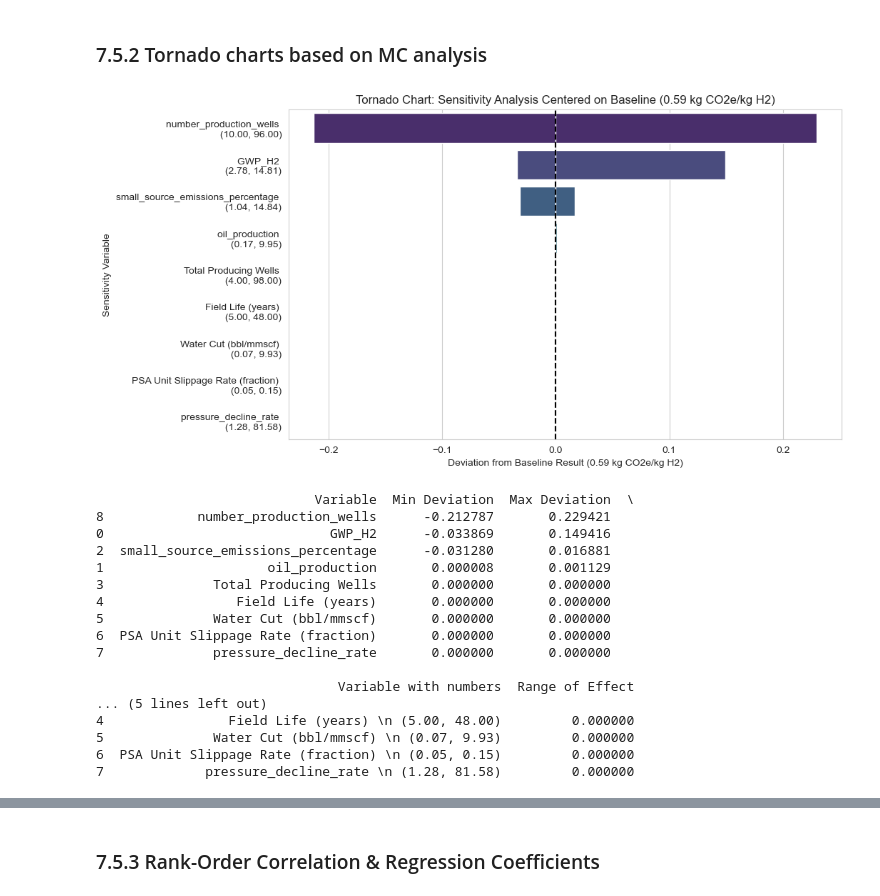
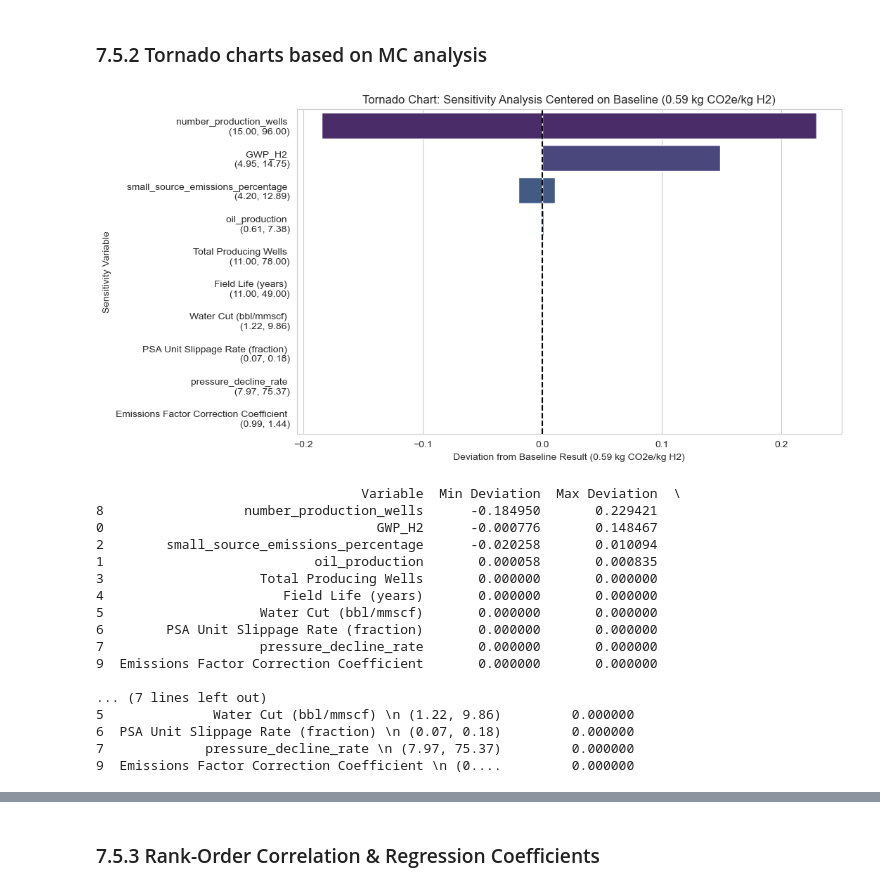
Before and after one commit to tblackfd/Geologic-Hydrogen-LCA-TEA, a Jupyter notebook: BrandtModelReplication_v0_2.ipynb, the cells around one changed output, grey strips where cells are left out. Drawn from its saved outputs; the diff is of its cells as text; code cells hidden in the pictures.

```diff
--- a/BrandtModelReplication_v0_2.ipynb
+++ b/BrandtModelReplication_v0_2.ipynb
@@ -3939,15 +3961,20 @@ def calculate_electricity_emissions(case,sensitivity_variables = None):
 
 Finally, calculate the aggregate of each of the above sources in this section.
 # %%
-def calculate_total_other_offsite_emissions(case, sensitivity_variables=None):
+def calculate_total_other_offsite_emissions(case, sensitivity_variables=None, special_production_profile_df=None):
     if sensitivity_variables:
         water_production = sensitivity_variables.get('Water Cut (bbl/mmscf)', water_production_default)
     else:
         water_production = water_production_default
 
+    if special_production_profile_df is not None:
+        local_production_profile_df = special_production_profile_df
+    else:
+        local_production_profile_df = production_profile_df
 
-    total_diesel_emissions = calculate_total_diesel_emissions(case,sensitivity_variables)['total_diesel_emissions'] #tCO2e/day. This is the total emissions associated with diesel use.
-    total_electricity_emissions = calculate_electricity_emissions(case,sensitivity_variables)['total_electricity_emissions'] #tCO2e/day. This is the total emissions associated with electricity use.
+
+    total_diesel_emissions = calculate_total_diesel_emissions(case,sensitivity_variables,local_production_profile_df)['total_diesel_emissions'] #tCO2e/day. This is the total emissions associated with diesel use.
+    total_electricity_emissions = calculate_electricity_emissions(case,sensitivity_variables,local_production_profile_df)['total_electricity_emissions'] #tCO2e/day. This is the total emissions associated with electricity use.
     total_other_offsite_emissions = (total_diesel_emissions + total_electricity_emissions) * 1000 #kgCO2e/day
     return {
         'case': case,
@@ -4064,7 +4102,7 @@ Now to sum all of the previously-calculated emissions and enable calculation of
 # %% [markdown]
 ## 7.1 Function to calculate emission statistics for each case, per Brandt
 # %%
-def calculate_total_emissions(case, sensitivity_variables=None):
+def calculate_total_emissions(case, sensitivity_variables=None, special_production_profile_df=None):
     if sensitivity_variables:
         GWP_H2 = sensitivity_variables.get('GWP_H2', GWP_H2_default)
         oil_production = sensitivity_variables.get('oil_production', oil_production_default)
@@ -4086,14 +4124,21 @@ def calculate_total_emissions(case, sensitivity_variables=None):
         h2_purification_loss_rate = h2_purification_loss_rate_default
         pressure_decline_rate = pressure_decline_rate_default
 
+    # Use the provided production profile DataFrame if available
+    if special_production_profile_df is not None:
+        local_production_profile_df = special_production_profile_df
+    else:
+        local_production_profile_df = production_profile_df
+
+
     # #Call the sensitivity handling function:
     # sensitivity_variables = sensitivity_variable_handling(sensitivity_variables)
 
     #Call the functions to calculate the total emissions for each case:
-    daily_field_H2_exported = calculate_exploration_emissions(case,sensitivity_variables)['daily_field_H2_exported']
-    total_direct_emissions = calculate_total_direct_emissions(case,sensitivity_variables)['total_direct_emissions']
-    small_source_emissions = calculate_small_source_emissions(case,sensitivity_variables)['small_source_emissions']
-    total_other_offsite_emissions = calculate_total_other_offsite_emissions(case,sensitivity_variables)['total_other_offsite_emissions']
+    daily_field_H2_exported = calculate_exploration_emissions(case,sensitivity_variables,local_production_profile_df)['daily_field_H2_exported']
+    total_direct_emissions = calculate_total_direct_emissions(case,sensitivity_variables,local_production_profile_df)['total_direct_emissions']
+    small_source_emissions = calculate_small_source_emissions(case,sensitivity_variables,local_production_profile_df)['small_source_emissions']
+    total_other_offsite_emissions = calculate_total_other_offsite_emissions(case,sensitivity_variables,local_production_profile_df)['total_other_offsite_emissions']
     embodied_emissions_daily_rate = calculate_embodied_emissions_daily_rate(case,sensitivity_variables)['embodied_emissions_daily_rate']
 
     total_emissions = total_direct_emissions + embodied_emissions_daily_rate + total_other_offsite_emissions + small_source_emissions
@@ -4130,7 +4175,7 @@ def calculate_total_emissions(case, sensitivity_variables=None):
         'Total embodied emissions kgCO2e/day': embodied_emissions_daily_rate
     }
 
-result = calculate_total_emissions('Baseline')
+result = calculate_total_emissions('Baseline',sensitivity_variables=None, special_production_profile_df=None)
 print('Total emissions:', result['Mean Emissions kgCO2e/kgH2'], 'kgCO2e/kgH2')
 
 # # def summarise_production_weighted_emissions(case):
@@ -4350,7 +4395,7 @@ def perform_sensitivity_analysis_parallel(case, sensitivity_variables):
     return pd.DataFrame({**sensitivity_variables, 'average_emissions_per_kg_hydrogen': results_values})
 
 # Define the sensitivity analysis assumptions
-N = 50  # Number of samples to be generated for the Monte Carlo simulation
+N = 10  # Number of samples to be generated for the Monte Carlo simulation
 
 # Set the random seed so the results are repeatable
 np.random.seed(123)
@@ -4516,17 +4561,16 @@ def perform_sensitivity_analysis_single_variable(case, sensitivity_variables):
     for key, values in sensitivity_variables.items():
         # Prepare the default case with default values
         default_case = {
-            'field_lifespan': field_lifespan_default,
             'GWP_H2': GWP_H2_default,
-            'number_production_wells': number_production_wells_default,
             'oil_production': oil_production_default,
-            'water_production': water_production_default,
             'small_source_emissions_percentage': small_source_emissions_percentage_default,
             'Total Producing Wells': number_production_wells_default,
-            'Field Life': field_lifespan_default,
-            'Water Cut (bbl/mmscf)': water_cut_default,
-            'H2 purification loss rate': h2_purification_loss_rate_default,
-            'pressure_decline_rate': pressure_decline_rate_default
+            'Field Life (years)': field_lifespan_default,
+            'Water Cut (bbl/mmscf)': water_production_default,
+            'PSA Unit Slippage Rate (fraction)': PSA_unit_slippage_rate_default,
+            'pressure_decline_rate': pressure_decline_rate_default,
+            'number_production_wells': number_production_wells_default,
+            'Emissions Factor Correction Coefficient': 1
         }
 
         # Parallelize the computation of effects
@@ -4667,51 +4711,51 @@ def create_tornado_plot(case, sensitivity_assumptions):
 
     # Sort the DataFrame by the absolute maximum deviation
     tornado_df['Range of Effect'] = tornado_df['Max Deviation'] - tornado_df['Min Deviation']
     tornado_df.sort_values(by='Range of Effect', ascending=False, inplace=True)
 
     # Plot the tornado chart centered around the baseline result
     plt.figure(figsize=(10, 6))
     ax = sns.barplot(x='Min Deviation', y='Variable with numbers', data=tornado_df, palette='viridis', label='Min Deviation')
     sns.barplot(x='Max Deviation', y='Variable with numbers', data=tornado_df, palette='viridis', label='Max Deviation')
 
     # # Add text labels for the min and max values of each variable, located to the left of the minimum deviation and to the right of the maximum deviation, for each variable
     # for i, variable in enumerate(tornado_df['Variable']):
     #     plt.text(variable['Min Effect']-0.001, i, f'{min_value:.2f}', va='center', ha='right', color='black')
     #     plt.text(variable['Max Effect']+0.001, i, f'{max_value:.2f}', va='center', ha='left', color='black')
 
     #     # Add text labels for the min and max values at the ends of the bars
 
     plt.axvline(0, color='k', linestyle='--')
     plt.xlabel(f'Deviation from {case} Result ({baseline_result:.2f} kg CO2e/kg H2)')
     plt.ylabel('Sensitivity Variable')
     plt.title(f'Tornado Chart: Sensitivity Analysis Centered on {case} ({baseline_result:.2f} kg CO2e/kg H2)', loc='center')
     plt.show()
 
     return tornado_df
 
 tornado_df = create_tornado_plot('Baseline', sensitivity_assumptions)
 print(tornado_df)
 # # Test the function with the 'Baseline' case and sensitivity assumptions
 # create_tornado_plot('Baseline', sensitivity_assumptions)
 # %% [output]
-[figure, old version]
+[figure, new version]
-                            Variable  Min Deviation  Max Deviation  \
-8            number_production_wells      -0.212787       0.229421
-0                             GWP_H2      -0.033869       0.149416
-2  small_source_emissions_percentage      -0.031280       0.016881
-1                     oil_production       0.000008       0.001129
-3              Total Producing Wells       0.000000       0.000000
-4                 Field Life (years)       0.000000       0.000000
-5              Water Cut (bbl/mmscf)       0.000000       0.000000
-6  PSA Unit Slippage Rate (fraction)       0.000000       0.000000
-7              pressure_decline_rate       0.000000       0.000000
+                                  Variable  Min Deviation  Max Deviation  \
+8                  number_production_wells      -0.184950       0.229421
+0                                   GWP_H2      -0.000776       0.148467
+2        small_source_emissions_percentage      -0.020258       0.010094
+1                           oil_production       0.000058       0.000835
+3                    Total Producing Wells       0.000000       0.000000
+4                       Field Life (years)       0.000000       0.000000
+5                    Water Cut (bbl/mmscf)       0.000000       0.000000
+6        PSA Unit Slippage Rate (fraction)       0.000000       0.000000
+7                    pressure_decline_rate       0.000000       0.000000
+9  Emissions Factor Correction Coefficient       0.000000       0.000000
 
-                               Variable with numbers  Range of Effect
-... (5 lines left out)
-4                Field Life (years) \n (5.00, 48.00)         0.000000
-5              Water Cut (bbl/mmscf) \n (0.07, 9.93)         0.000000
-6  PSA Unit Slippage Rate (fraction) \n (0.05, 0.15)         0.000000
-7             pressure_decline_rate \n (1.28, 81.58)         0.000000
+... (7 lines left out)
+5              Water Cut (bbl/mmscf) \n (1.22, 9.86)         0.000000
+6  PSA Unit Slippage Rate (fraction) \n (0.07, 0.18)         0.000000
+7             pressure_decline_rate \n (7.97, 75.37)         0.000000
+9  Emissions Factor Correction Coefficient \n (0....         0.000000
 # %%
 # #Create another tornado plot using the same data but excluding small_source_emissions_percentage
 
```
Also changed, not shown: parts of 40 cells of this notebook, 1 other file.
